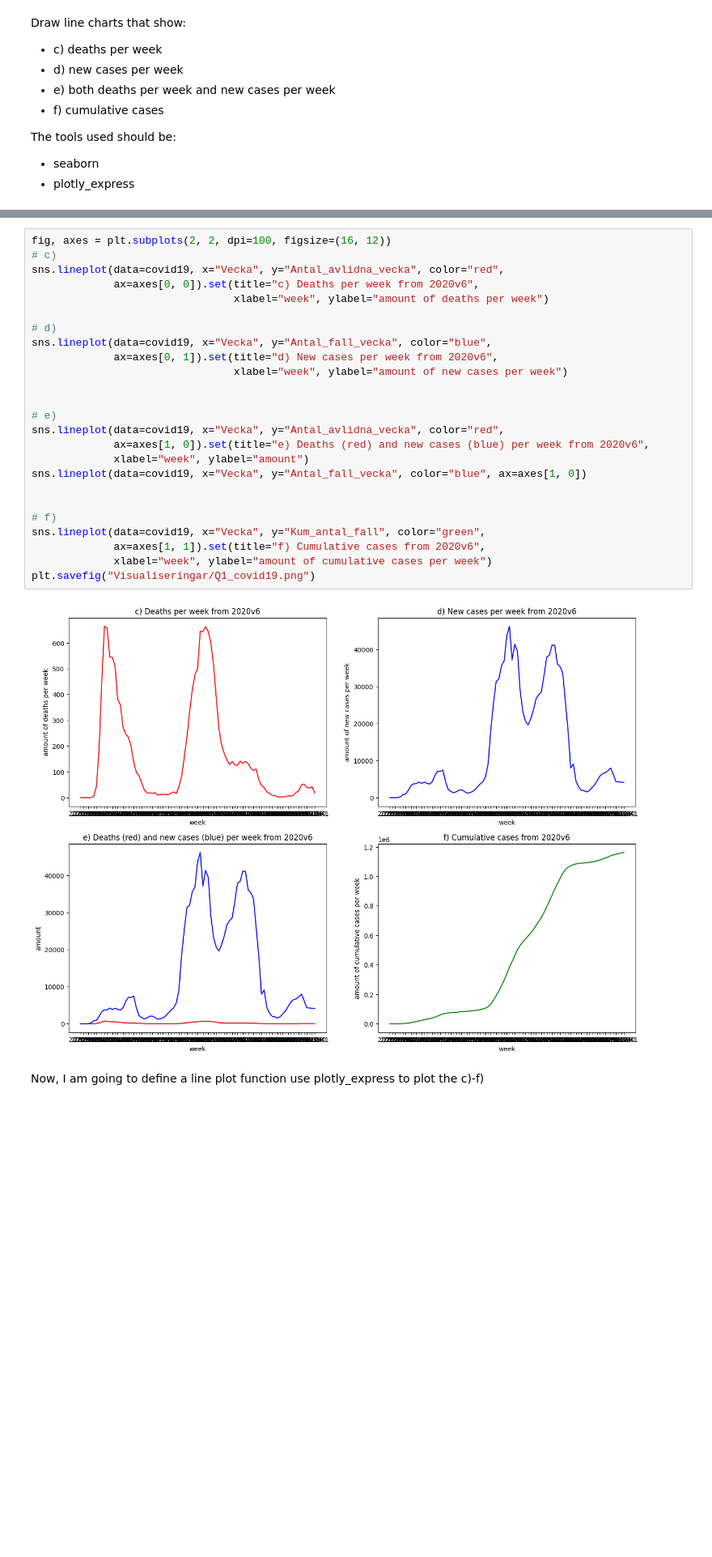
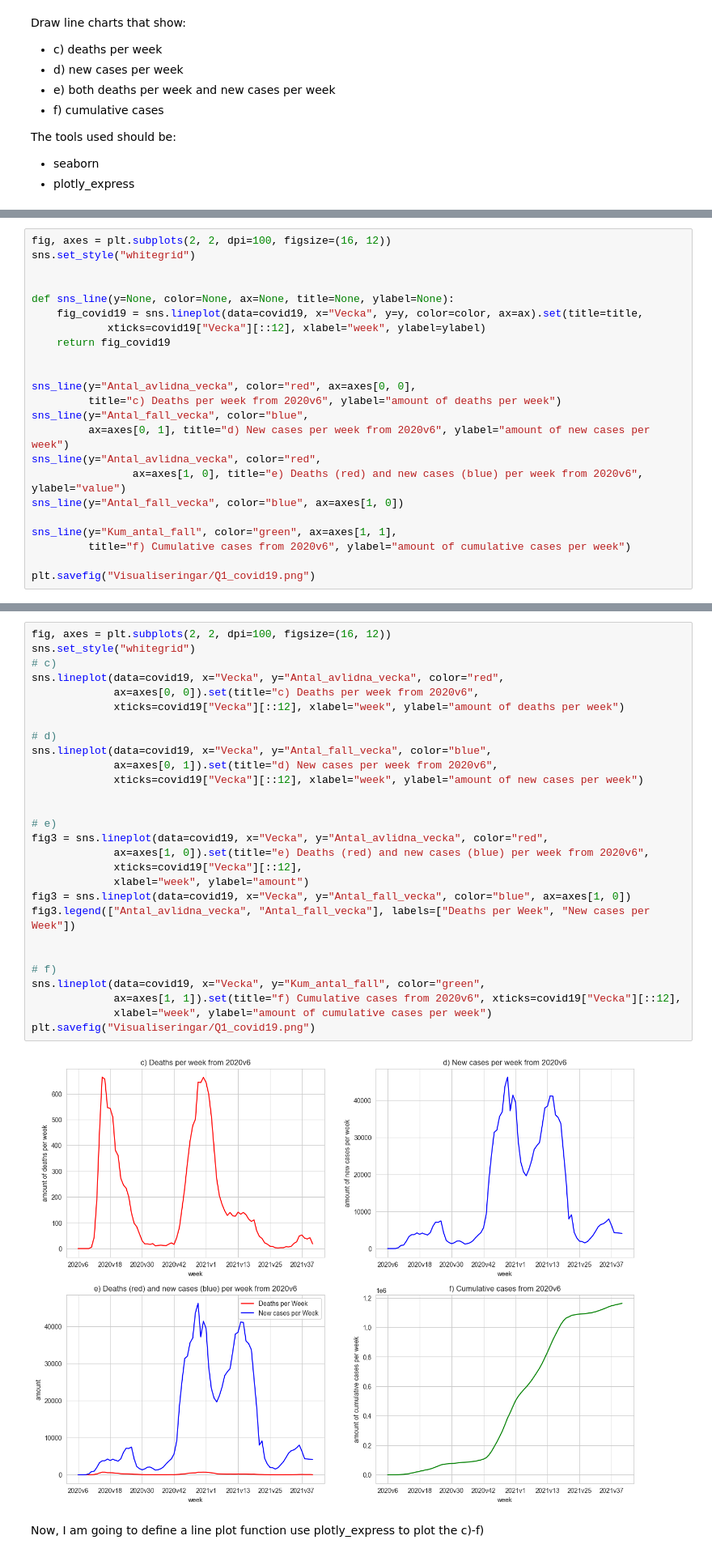
Before and after one commit to yuna-liu/Databehandling-Yuna-Liu, a Jupyter notebook: Labs/Lab1_Covid-19/lab1_covid19.ipynb, the cells around one changed output, grey strips where cells are left out. Shown at 81% size. Drawn from its saved outputs; the diff is of its cells as text; blank space fills up the shorter version.

Commit message:
set xticks for quarterly date , add grid, add loop

```diff
--- a/Labs/Lab1_Covid-19/lab1_covid19.ipynb
+++ b/Labs/Lab1_Covid-19/lab1_covid19.ipynb
@@ -135,0 +163,23 @@ The tools used should be:
+# %%
+fig, axes = plt.subplots(2, 2, dpi=100, figsize=(16, 12))
+sns.set_style("whitegrid")
+
+
+def sns_line(y=None, color=None, ax=None, title=None, ylabel=None):
+    fig_covid19 = sns.lineplot(data=covid19, x="Vecka", y=y, color=color, ax=ax).set(title=title,
+            xticks=covid19["Vecka"][::12], xlabel="week", ylabel=ylabel)
+    return fig_covid19
+
+
+sns_line(y="Antal_avlidna_vecka", color="red", ax=axes[0, 0],
+         title="c) Deaths per week from 2020v6", ylabel="amount of deaths per week")
+sns_line(y="Antal_fall_vecka", color="blue",
+         ax=axes[0, 1], title="d) New cases per week from 2020v6", ylabel="amount of new cases per week")
+sns_line(y="Antal_avlidna_vecka", color="red",
+                ax=axes[1, 0], title="e) Deaths (red) and new cases (blue) per week from 2020v6", ylabel="value")
+sns_line(y="Antal_fall_vecka", color="blue", ax=axes[1, 0])
+
+sns_line(y="Kum_antal_fall", color="green", ax=axes[1, 1],
+         title="f) Cumulative cases from 2020v6", ylabel="amount of cumulative cases per week")
+
+plt.savefig("Visualiseringar/Q1_covid19.png")
@@ -136,30 +190,33 @@ The tools used should be:
 # %%
 fig, axes = plt.subplots(2, 2, dpi=100, figsize=(16, 12))
+sns.set_style("whitegrid")
 # c)
 sns.lineplot(data=covid19, x="Vecka", y="Antal_avlidna_vecka", color="red",
              ax=axes[0, 0]).set(title="c) Deaths per week from 2020v6",
-                                xlabel="week", ylabel="amount of deaths per week")
+             xticks=covid19["Vecka"][::12], xlabel="week", ylabel="amount of deaths per week")
 
 # d)
 sns.lineplot(data=covid19, x="Vecka", y="Antal_fall_vecka", color="blue",
              ax=axes[0, 1]).set(title="d) New cases per week from 2020v6",
-                                xlabel="week", ylabel="amount of new cases per week")
+             xticks=covid19["Vecka"][::12], xlabel="week", ylabel="amount of new cases per week")
 
 
 # e)
-sns.lineplot(data=covid19, x="Vecka", y="Antal_avlidna_vecka", color="red",
+fig3 = sns.lineplot(data=covid19, x="Vecka", y="Antal_avlidna_vecka", color="red",
              ax=axes[1, 0]).set(title="e) Deaths (red) and new cases (blue) per week from 2020v6",
+             xticks=covid19["Vecka"][::12],
              xlabel="week", ylabel="amount")
-sns.lineplot(data=covid19, x="Vecka", y="Antal_fall_vecka", color="blue", ax=axes[1, 0])
+fig3 = sns.lineplot(data=covid19, x="Vecka", y="Antal_fall_vecka", color="blue", ax=axes[1, 0])
+fig3.legend(["Antal_avlidna_vecka", "Antal_fall_vecka"], labels=["Deaths per Week", "New cases per Week"])
 
 
 # f)
 sns.lineplot(data=covid19, x="Vecka", y="Kum_antal_fall", color="green",
-             ax=axes[1, 1]).set(title="f) Cumulative cases from 2020v6",
+             ax=axes[1, 1]).set(title="f) Cumulative cases from 2020v6", xticks=covid19["Vecka"][::12],
              xlabel="week", ylabel="amount of cumulative cases per week")
 plt.savefig("Visualiseringar/Q1_covid19.png")
 # %% [output]
-[figure, old version]
+[figure, new version]
 # %% [markdown]
 Now, I am going to define a line plot function use plotly_express to plot the c)-f)
 # %%
```
Also changed, not shown: parts of 8 cells of this notebook, 11 other files.
